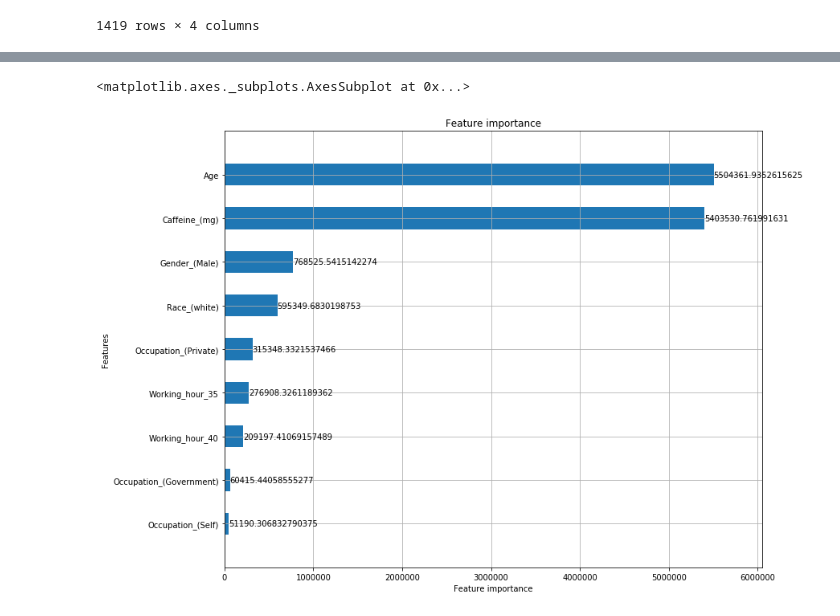
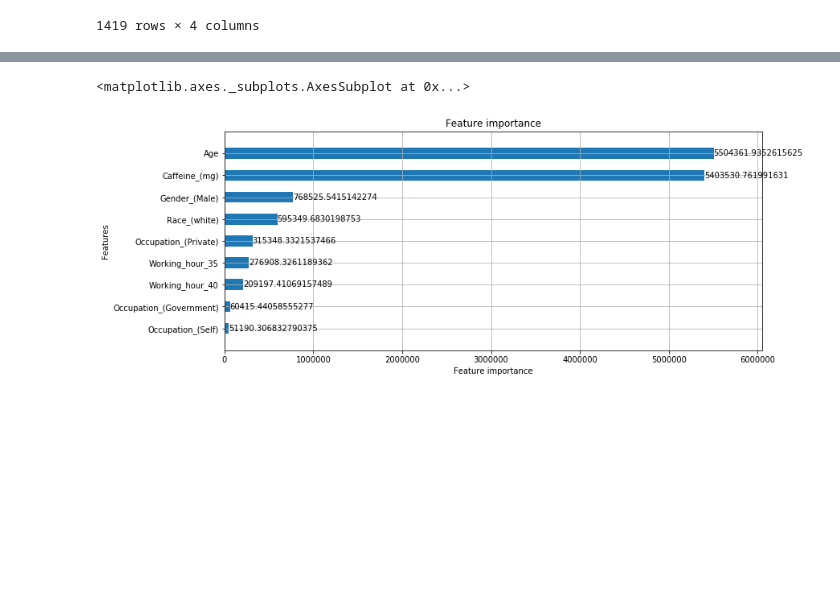
Before and after one commit to hakkoma/BMI_Prediction_Model_-US-National-Health-data-, a Jupyter notebook: US Health Program (BMI Prediction model) - Hakkoma.ipynb, the cells around one changed output, grey strips where cells are left out. Saved outputs shown, nothing was run; the diff lists cells and outputs as text; code cells hidden in the pictures; blank space fills up the shorter version.

```diff
--- a/US Health Program (BMI Prediction model) - Hakkoma.ipynb
+++ b/US Health Program (BMI Prediction model) - Hakkoma.ipynb
@@ -362,6 +341,6 @@ plt.legend(['BMI','BMI Prediction - Overfitting', 'BMI Prediction'])
 # %%
-lgb.plot_importance(model, height=0.5, max_num_features=100, ignore_zero = False, figsize = (12,10), importance_type ='gain')
+lgb.plot_importance(model, height=0.5, max_num_features=100, ignore_zero = False, figsize = (12,5), importance_type ='gain')
 # %% [output]
 <matplotlib.axes._subplots.AxesSubplot at 0x...>
-[figure, old version]
+[figure, new version]
 # %%
```
Also changed, not shown: parts of 4 cells of this notebook.
